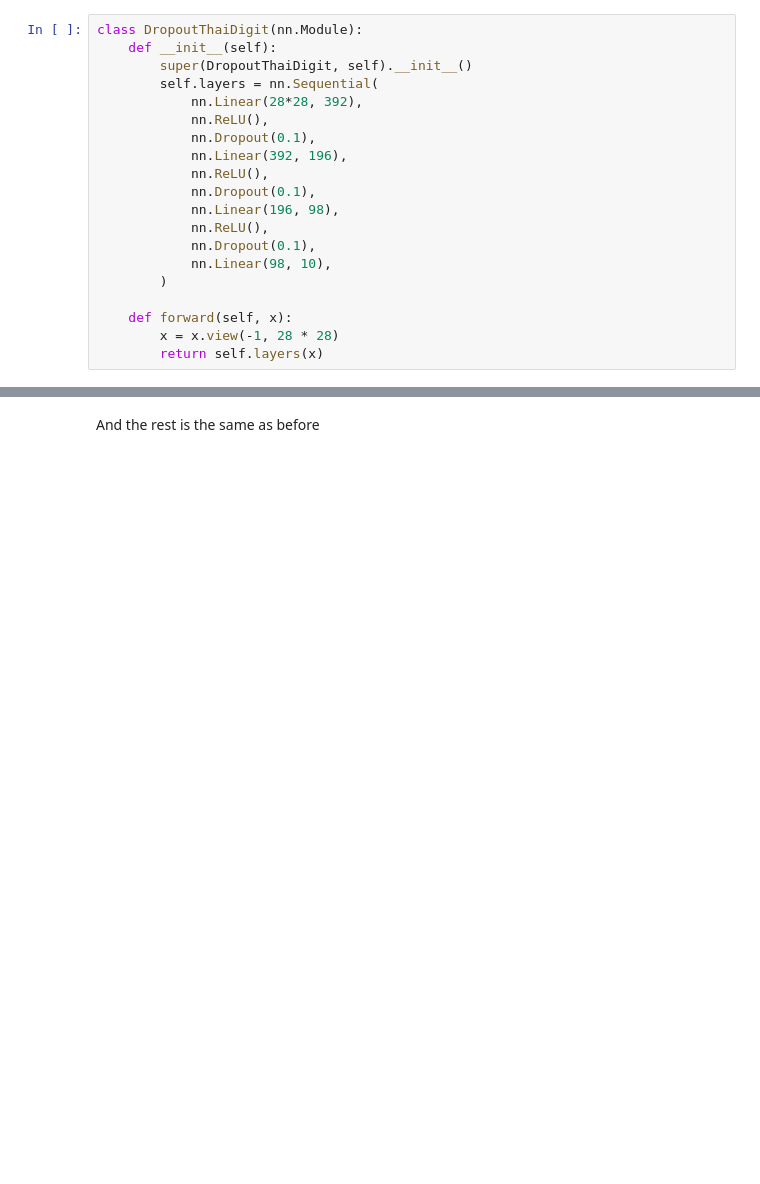
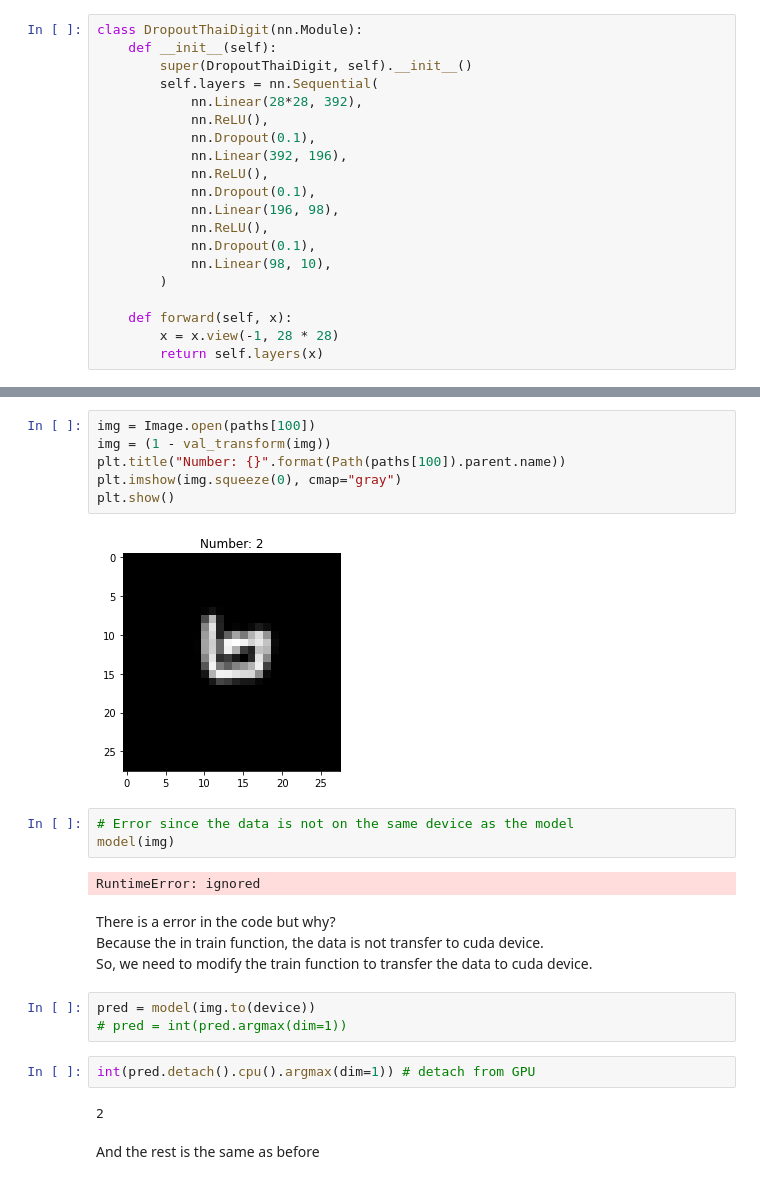
Before and after one commit to biodatlab/deep-learning-skooldio, a Jupyter notebook: 05_handwritten_gpu.ipynb, the cells around one changed output, grey strips where cells are left out. Cells and saved outputs as stored; diff of their text form; blank space fills up the shorter version.

Commit message:
Update handwritten training on GPU

```diff
--- a/05_handwritten_gpu.ipynb
+++ b/05_handwritten_gpu.ipynb
@@ -343,2 +253,26 @@ def train_with_cuda(model, n_epochs, loss_function, optimizer, train_loader, val
+# %%
+img = Image.open(paths[100])
+img = (1 - val_transform(img))
+plt.title("Number: {}".format(Path(paths[100]).parent.name))
+plt.imshow(img.squeeze(0), cmap="gray")
+plt.show()
+# %% [output]
+[figure, added]
+# %%
+# Error since the data is not on the same device as the model
+model(img)
+# %% [output]
+RuntimeError: ignored
+# %% [markdown]
+There is a error in the code but why? <br />
+Because the in train function, the data is not transfer to cuda device. <br />
+So, we need to modify the train function to transfer the data to cuda device.
+# %%
+pred = model(img.to(device))
+# pred = int(pred.argmax(dim=1))
+# %%
+int(pred.detach().cpu().argmax(dim=1)) # detach from GPU
+# %% [output]
+2
 # %% [markdown]
 And the rest is the same as before
```
Also changed, not shown: parts of 38 cells of this notebook.
